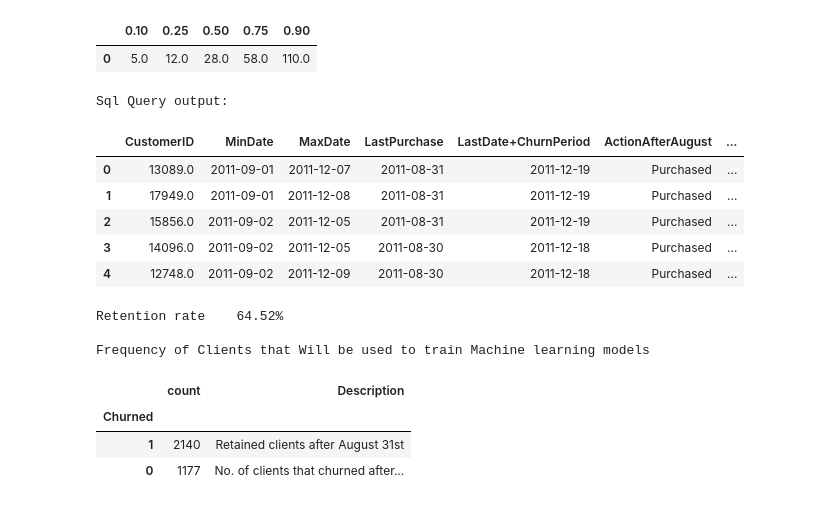
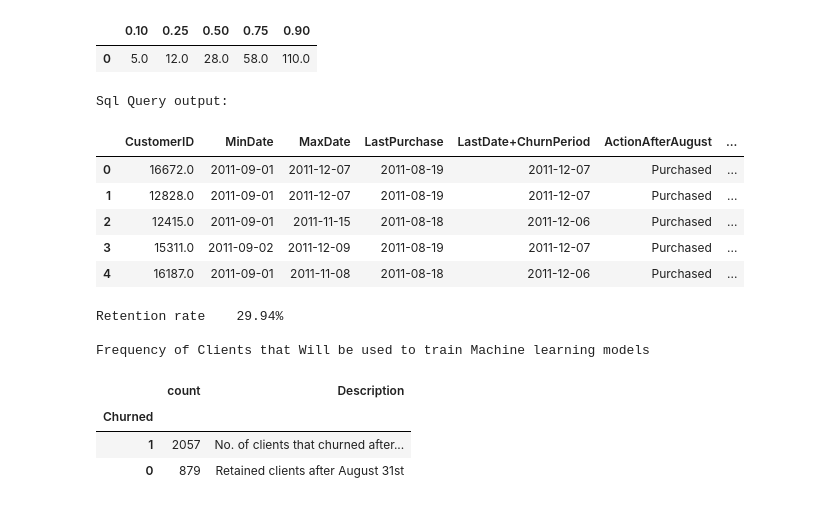
Before and after one commit to mundundan-star/online-retail-customer-analytics, a Jupyter notebook: 4.0 Retention_Analysis and Churn_Labelling.ipynb, the cells around one changed output. Drawn from its saved outputs; the diff is of its cells as text; code cells hidden in the pictures.

```diff
--- a/4.0 Retention_Analysis and Churn_Labelling.ipynb
+++ b/4.0 Retention_Analysis and Churn_Labelling.ipynb
@@ -130,54 +130,57 @@ SELECT *,
   CASE WHEN "MinDate" IS NULL THEN 'No_Purchase'
       ELSE 'Purchased'
   END "ActionAfterAugust",
   ("MinDate" - "LastPurchase") AS "AfterAugustInterval",
   CASE WHEN ("MinDate" - "LastPurchase") > 110 OR ("MinDate" - "LastPurchase") IS NULL THEN 1
     ELSE 0
   END AS "Churned"
 FROM data
 FULL OUTER JOIN (SELECT "CustomerID",
-          "LastPurchase"
-          FROM v_customer_metrics)
+          MAX("InvoiceDate") AS "LastPurchase"
+          FROM v_clean_sales_analytics
+          WHERE "InvoiceDate" <= '2011-08-31'
+          GROUP BY "CustomerID")
           --WHERE "Recency" < 110) --outer join: to pull data from both tables without excluding any
           -- Excluded clients with recency greater than 110 as they have already churned as at August 31st
 USING("CustomerID")
 WHERE "LastPurchase" IS NOT NULL -- Ensures new customers without histor in v_customer meterics are excluded
---AND ("MinDate" + 110) < (SELECT MAX("MaxDate")
-                            --FROM data) -- Ensures Customers Whose Expected Churn  date exceeds the dataset end, as we can't know what they'll do
+AND ("LastPurchase" + 110) < (SELECT MAX("InvoiceDate")
+                            FROM v_clean_sales_analytics) -- Ensures Customers Whose Expected Churn  date exceeds the dataset end, as we can't know what they'll do
 ORDER BY "AfterAugustInterval"
 """
 
 with engine.begin() as conn:
     conn.execute(text(query))
 
 query = """
 SELECT *
 FROM v_churn_analysis_candidates
 """
 df = pd.read_sql(text(query), con = engine)
 
 print("Sql Query output:")
 df.head()
 # %% [output]
 Sql Query output:
 |  | CustomerID | MinDate | MaxDate | LastPurchase | LastDate+ChurnPeriod | ActionAfterAugust | ... |
-| 0 | 13089.0 | 2011-09-01 | 2011-12-07 | 2011-08-31 | 2011-12-19 | Purchased | ... |
-| 1 | 17949.0 | 2011-09-01 | 2011-12-08 | 2011-08-31 | 2011-12-19 | Purchased | ... |
-| 2 | 15856.0 | 2011-09-02 | 2011-12-05 | 2011-08-31 | 2011-12-19 | Purchased | ... |
-| 3 | 14096.0 | 2011-09-02 | 2011-12-05 | 2011-08-30 | 2011-12-18 | Purchased | ... |
-| 4 | 12748.0 | 2011-09-02 | 2011-12-09 | 2011-08-30 | 2011-12-18 | Purchased | ... |
+| 0 | 16672.0 | 2011-09-01 | 2011-12-07 | 2011-08-19 | 2011-12-07 | Purchased | ... |
+| 1 | 12828.0 | 2011-09-01 | 2011-12-07 | 2011-08-19 | 2011-12-07 | Purchased | ... |
+| 2 | 12415.0 | 2011-09-01 | 2011-11-15 | 2011-08-18 | 2011-12-06 | Purchased | ... |
+| 3 | 15311.0 | 2011-09-02 | 2011-12-09 | 2011-08-19 | 2011-12-07 | Purchased | ... |
+| 4 | 16187.0 | 2011-09-01 | 2011-11-08 | 2011-08-18 | 2011-12-06 | Purchased | ... |
 # %%
 churned = pd.DataFrame(df['Churned'].value_counts())
-churned['Description'] = [ "Retained clients after August 31st" ,"No. of clients that churned after August 31st"]
-churn_rate = churned['count'].iloc[0]/(churned['count'].iloc[1] + churned['count'].iloc[0])
+churned['Description'] = ["No. of clients that churned after August 31st", "Retained clients after August 31st"]
+
+churn_rate = churned['count'].iloc[1]/(churned['count'].iloc[1] + churned['count'].iloc[0])
 print(f"Retention rate   {churn_rate *100: .2f}%")
 print('\nFrequency of Clients that Will be used to train Machine learning models')
 churned
 # %% [output]
-Retention rate    64.52%
+Retention rate    29.94%
 
 Frequency of Clients that Will be used to train Machine learning models
 |  | count | Description |
 | Churned |  |  |
-| 1 | 2140 | Retained clients after August 31st |
-| 0 | 1177 | No. of clients that churned after... |
+| 1 | 2057 | No. of clients that churned after... |
+| 0 | 879 | Retained clients after August 31st |
```
